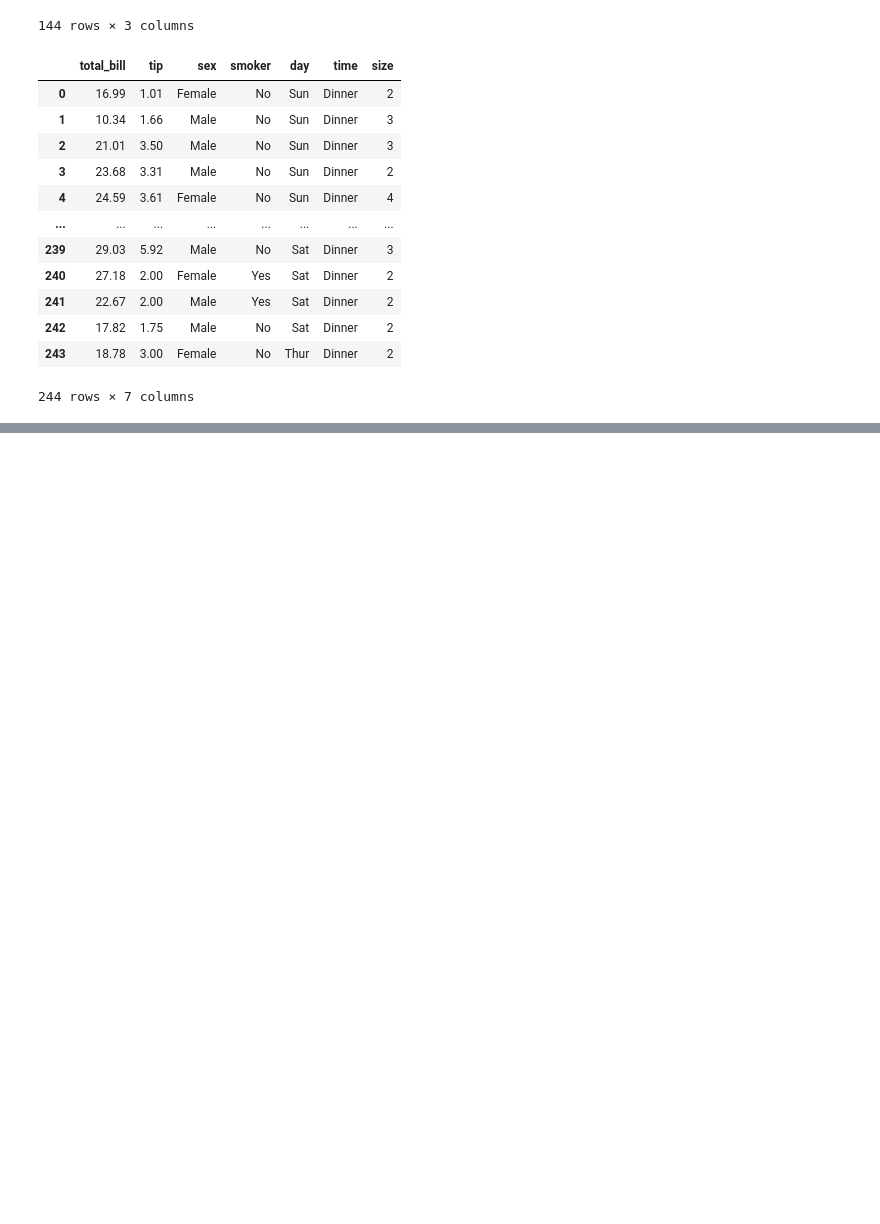
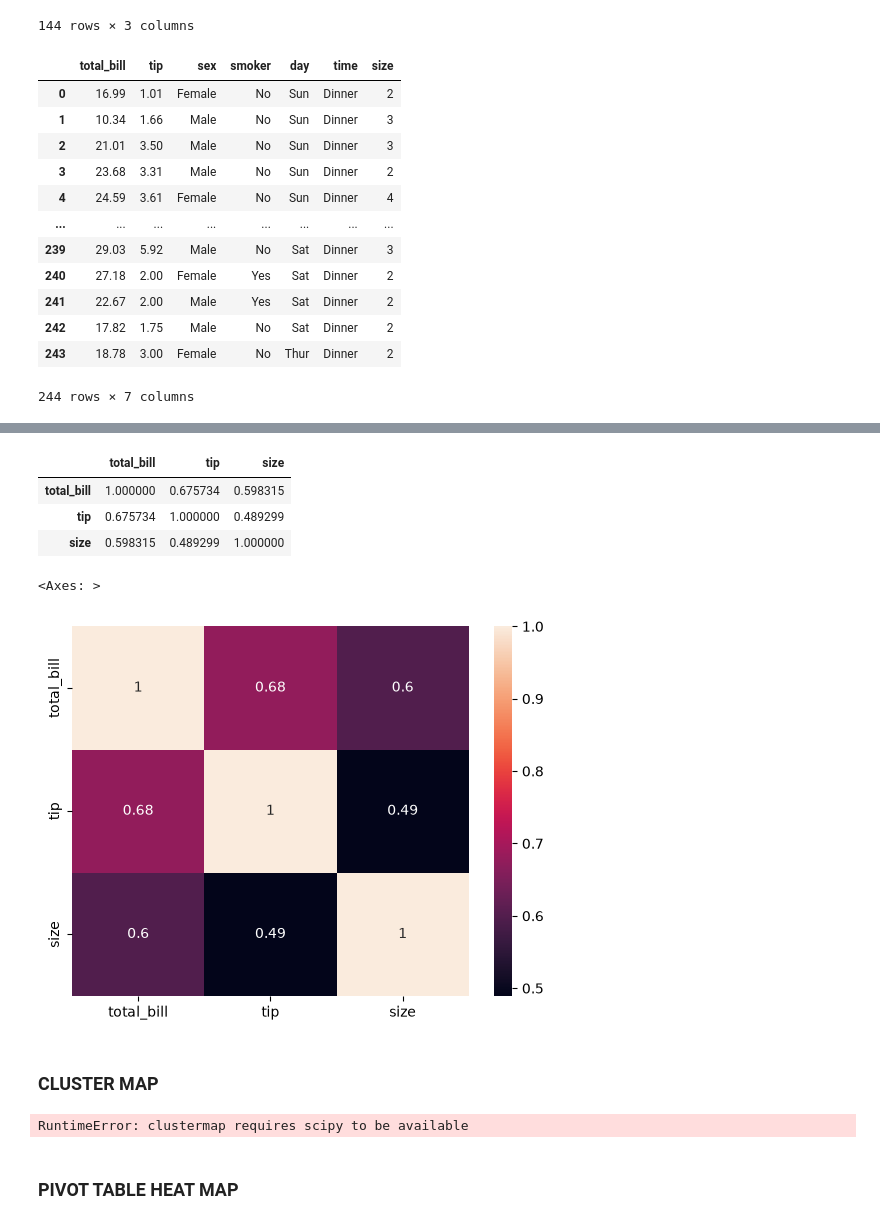
Before and after one commit to C4naryS0ck/vibrant-numbers, a Jupyter notebook: phase-4-S.ipynb, the cells around one changed output, grey strips where cells are left out. Cells and saved outputs as stored; diff of their text form; code cells hidden in the pictures; blank space fills up the shorter version.

```diff
--- a/phase-4-S.ipynb
+++ b/phase-4-S.ipynb
@@ -41,3 +41,5 @@ tips
 | 242 | 17.82 | 1.75 | Male | No | Sat | Dinner | 2 |
 | 243 | 18.78 | 3.00 | Female | No | Thur | Dinner | 2 |
 244 rows × 7 columns
+# %%
+tips_corr = tips[['total_bill','tip','size']]
@@ -43,0 +62,20 @@ tips
+# %%
+tips_corr.corr()
+# %% [output]
+|  | total_bill | tip | size |
+| total_bill | 1.000000 | 0.675734 | 0.598315 |
+| tip | 0.675734 | 1.000000 | 0.489299 |
+| size | 0.598315 | 0.489299 | 1.000000 |
+# %%
+sns.heatmap(tips_corr.corr(),annot=True)
+# %% [output]
+<Axes: >
+[figure, added]
+# %% [markdown]
+### CLUSTER MAP
+# %%
+sns.clustermap(tips_corr.corr(),annot = True)
+# %% [output]
+RuntimeError: clustermap requires scipy to be available
+# %% [markdown]
+### PIVOT TABLE HEAT MAP
```
Also changed, not shown: parts of 5 cells of this notebook, 1 other file.
